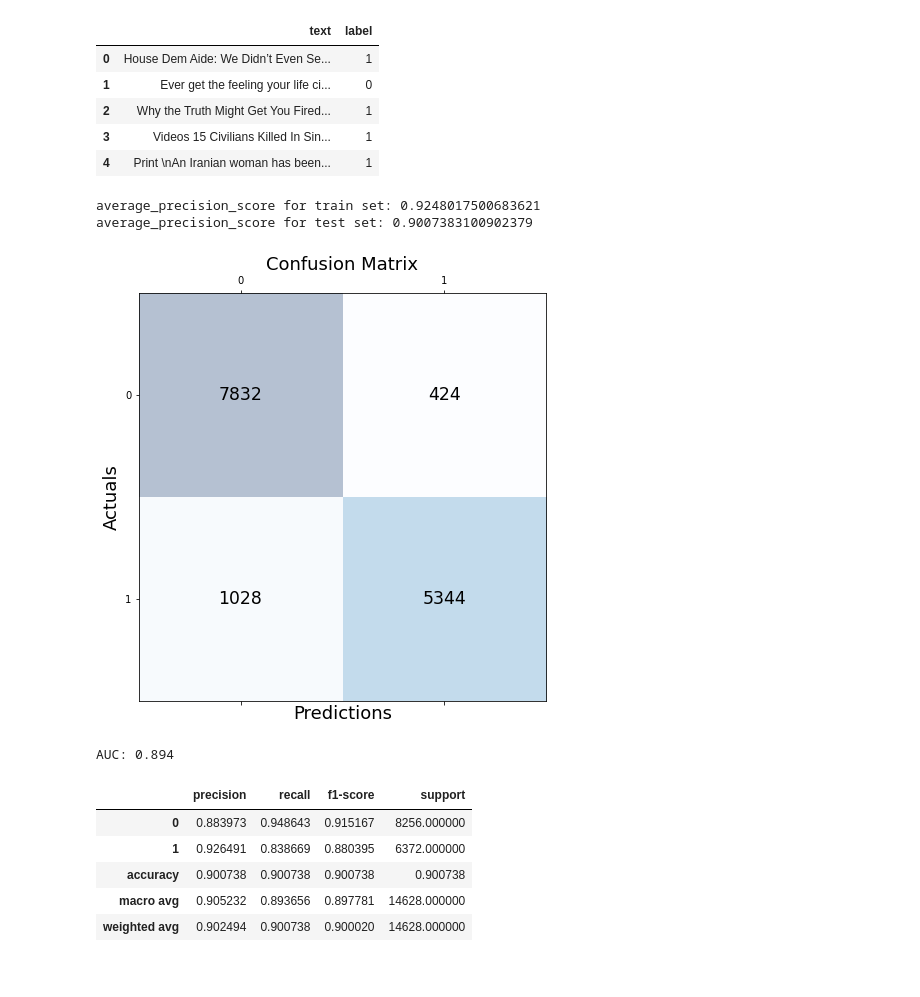
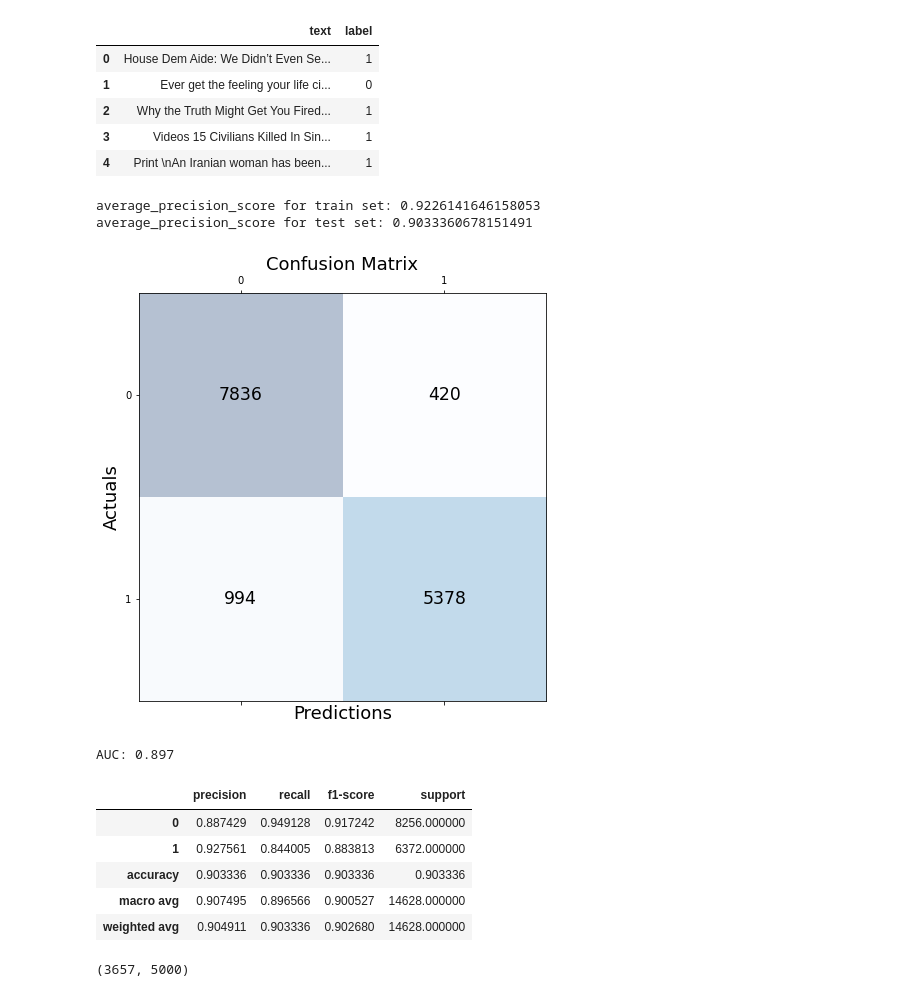
Before and after one commit to cygnus775/fake-news-prediction, a Jupyter notebook: Notebooks/notebook.ipynb, the cells around one changed output. Saved outputs shown, nothing was run; the diff lists cells and outputs as text; code cells hidden in the pictures.

Commit message:
Completed Model Building

```diff
--- a/Notebooks/notebook.ipynb
+++ b/Notebooks/notebook.ipynb
@@ -83,19 +82,22 @@ def clean_up(x):
 
 df['text'] = df['text'].apply(lambda x: clean_up(x))
 # %%
-cv = CountVectorizer()
-X = cv.fit_transform(df['text'])
+X = df['text']
 Y = df['label']
 # %%
 X_train, X_test, Y_train, Y_test = train_test_split(X,Y, test_size = 0.8, random_state = 2)
+# %%
+cv = CountVectorizer(max_features = 5000, ngram_range = (1,3))
+x_train = cv.fit_transform(X_train)
+x_test = cv.transform(X_test)
 # %%
 log_model = LogisticRegression(solver='liblinear', max_iter=5000, C=0.00035)
-log_model.fit(X_train, Y_train)
-print("average_precision_score for train set: {}".format(accuracy_score(log_model.predict(X_train),Y_train)))
-print("average_precision_score for test set: {}".format(accuracy_score(log_model.predict(X_test),Y_test)))
+log_model.fit(x_train, Y_train)
+print("average_precision_score for train set: {}".format(accuracy_score(log_model.predict(x_train),Y_train)))
+print("average_precision_score for test set: {}".format(accuracy_score(log_model.predict(x_test),Y_test)))
 # %% [output]
-average_precision_score for train set: 0.9248017500683621
-average_precision_score for test set: 0.9007383100902379
+average_precision_score for train set: 0.9226141646158053
+average_precision_score for test set: 0.9033360678151491
 # %%
 filename = '../Model/fake_news_model.sav'
 pickle.dump(log_model, open(filename, 'wb'))
@@ -105,18 +107,18 @@ result = loaded_model.score(X_test, Y_test)
 # %%
-y_pred = loaded_model.predict(X_test)
+y_pred = loaded_model.predict(x_test)
 conf_matrix = confusion_matrix(y_true=Y_test, y_pred=y_pred)
 fig, ax = plt.subplots(figsize=(7.5, 7.5))
 ax.matshow(conf_matrix, cmap=plt.cm.Blues, alpha=0.3)
 for i in range(conf_matrix.shape[0]):
     for j in range(conf_matrix.shape[1]):
         ax.text(x=j, y=i,s=conf_matrix[i, j], va='center', ha='center', size='xx-large')
 
 plt.xlabel('Predictions', fontsize=18)
 plt.ylabel('Actuals', fontsize=18)
 plt.title('Confusion Matrix', fontsize=18)
 plt.show()
 # %% [output]
-[figure, old version]
+[figure, new version]
 # %%
 # calculate roc curve
 fpr, tpr, thresholds = roc_curve(Y_test, y_pred)
@@ -125,15 +127,19 @@ fpr, tpr, thresholds = roc_curve(Y_test, y_pred)
 auc = roc_auc_score(Y_test, y_pred)
 print('AUC: %.3f' % auc)
 # %% [output]
-AUC: 0.894
+AUC: 0.897
 # %%
 report = classification_report(Y_test, y_pred, output_dict=True)
 classification_report_df = pd.DataFrame(report).transpose()
 classification_report_df
 # %% [output]
 |  | precision | recall | f1-score | support |
-| 0 | 0.883973 | 0.948643 | 0.915167 | 8256.000000 |
-| 1 | 0.926491 | 0.838669 | 0.880395 | 6372.000000 |
-| accuracy | 0.900738 | 0.900738 | 0.900738 | 0.900738 |
-| macro avg | 0.905232 | 0.893656 | 0.897781 | 14628.000000 |
-| weighted avg | 0.902494 | 0.900738 | 0.900020 | 14628.000000 |
+| 0 | 0.887429 | 0.949128 | 0.917242 | 8256.000000 |
+| 1 | 0.927561 | 0.844005 | 0.883813 | 6372.000000 |
+| accuracy | 0.903336 | 0.903336 | 0.903336 | 0.903336 |
+| macro avg | 0.907495 | 0.896566 | 0.900527 | 14628.000000 |
+| weighted avg | 0.904911 | 0.903336 | 0.902680 | 14628.000000 |
+# %%
+x_train.shape
+# %% [output]
+(3657, 5000)
```
Also changed, not shown: parts of 2 cells of this notebook, 3 other files.
